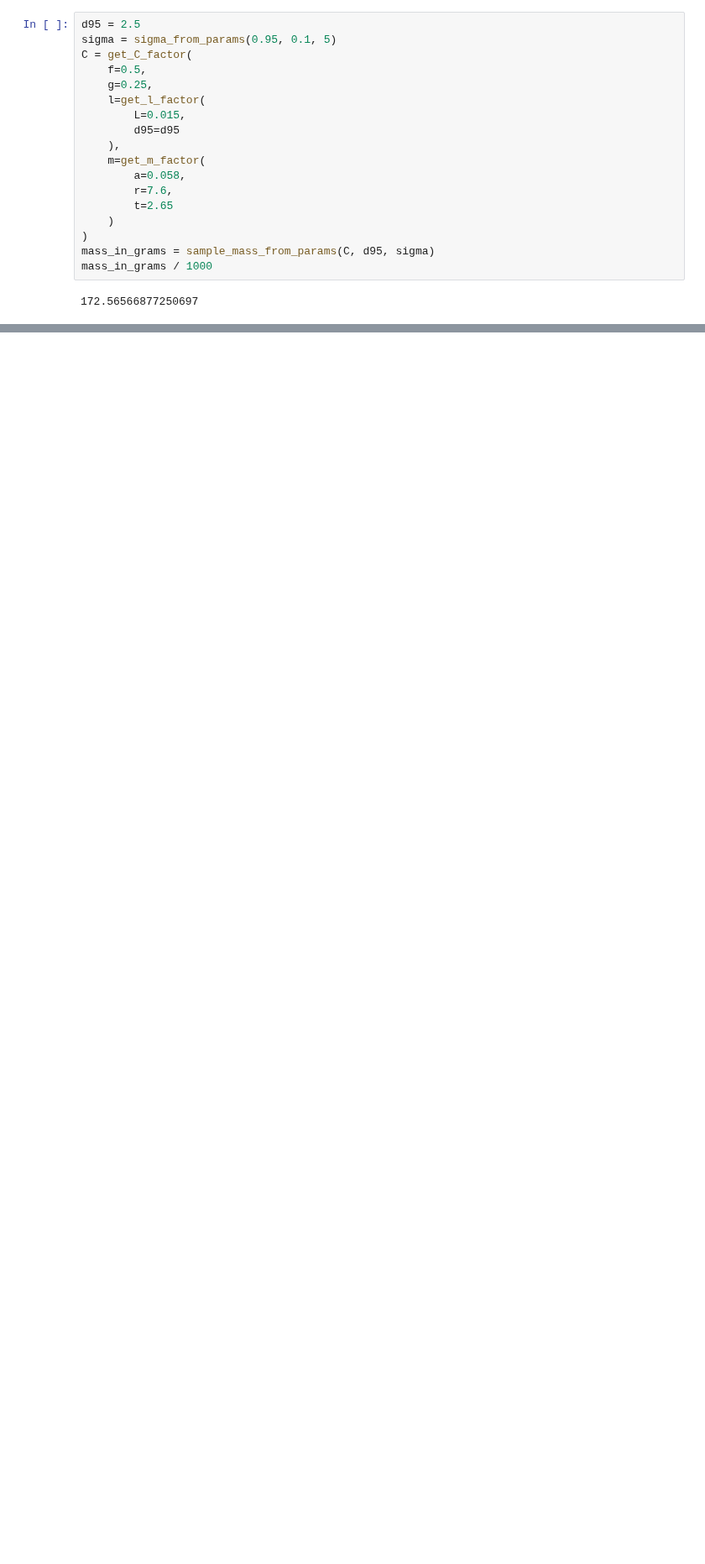
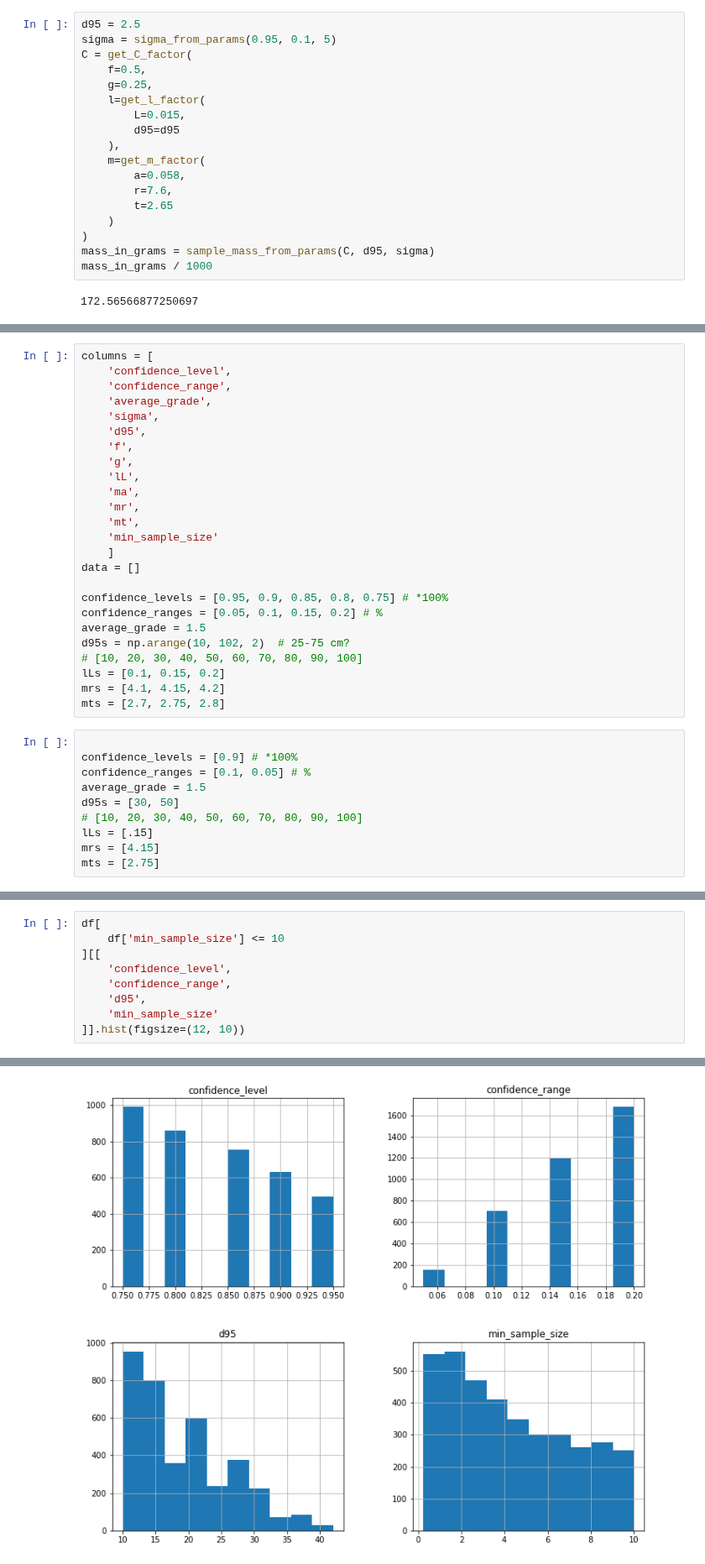
Before and after one commit to jouytrew/masters_pfti, a Jupyter notebook: notebooks/study_2.ipynb, the cells around one changed output, grey strips where cells are left out. Shown at 84% size. Drawn from its saved outputs; the diff is of its cells as text; blank space fills up the shorter version.

```diff
--- a/notebooks/study_2.ipynb
+++ b/notebooks/study_2.ipynb
@@ -187,0 +275,35 @@ mass_in_grams / 1000
+# %%
+columns = [
+    'confidence_level',
+    'confidence_range',
+    'average_grade',
+    'sigma',
+    'd95',
+    'f',
+    'g',
+    'lL',
+    'ma',
+    'mr',
+    'mt',
+    'min_sample_size'
+    ]
+data = []
+
+confidence_levels = [0.95, 0.9, 0.85, 0.8, 0.75] # *100%
+confidence_ranges = [0.05, 0.1, 0.15, 0.2] # %
+average_grade = 1.5
+d95s = np.arange(10, 102, 2)  # 25-75 cm?
+# [10, 20, 30, 40, 50, 60, 70, 80, 90, 100]
+lLs = [0.1, 0.15, 0.2]
+mrs = [4.1, 4.15, 4.2]
+mts = [2.7, 2.75, 2.8]
+# %%
+
+confidence_levels = [0.9] # *100%
+confidence_ranges = [0.1, 0.05] # %
+average_grade = 1.5
+d95s = [30, 50]
+# [10, 20, 30, 40, 50, 60, 70, 80, 90, 100]
+lLs = [.15]
+mrs = [4.15]
+mts = [2.75]
@@ -187,0 +381,10 @@ mass_in_grams / 1000
+# %%
+df[
+    df['min_sample_size'] <= 10
+][[
+    'confidence_level',
+    'confidence_range',
+    'd95',
+    'min_sample_size'
+]].hist(figsize=(12, 10))
+# %% [output]
@@ -187,0 +395 @@ mass_in_grams / 1000
+[figure, added]
```
Also changed, not shown: parts of 28 cells of this notebook.
